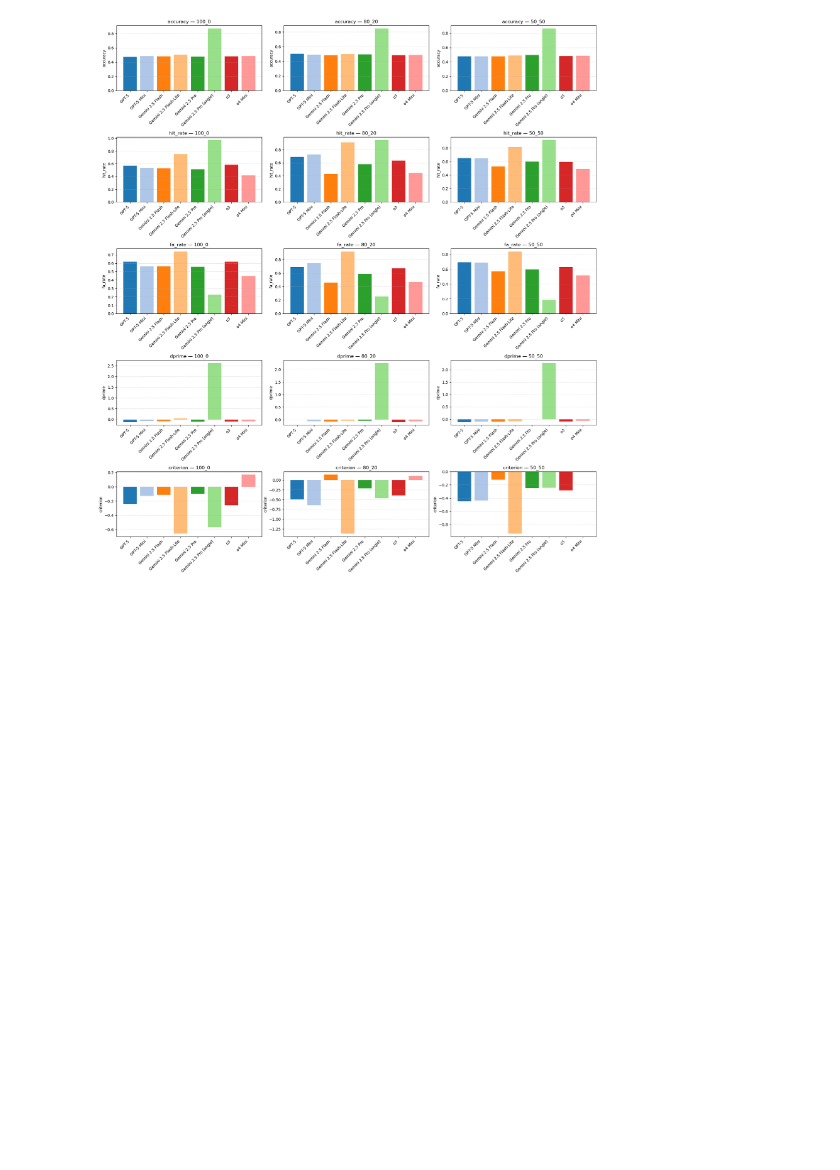
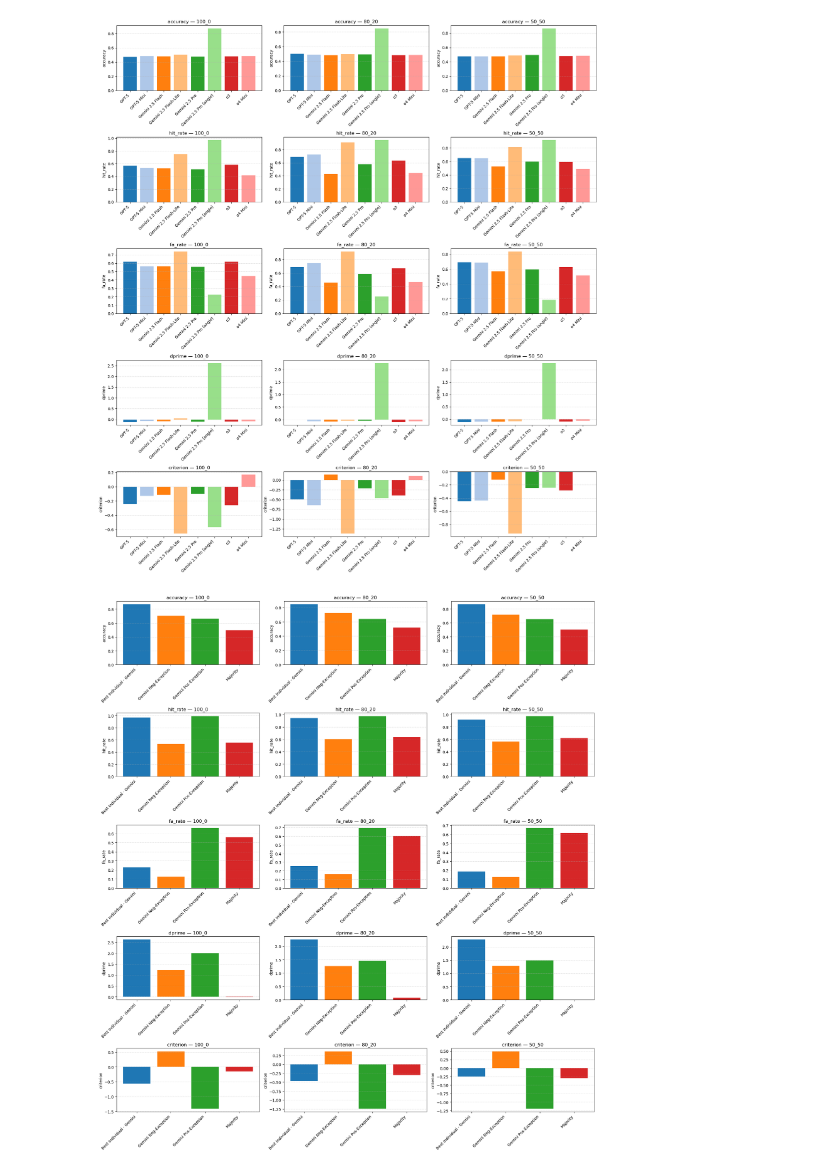
Before and after one commit to AdamRychtecky8/Flexible-Wisdom, a Jupyter notebook: notebooks/Model_exploration.ipynb, the cells around one changed output. Drawn from its saved outputs; the diff is of its cells as text; code cells hidden in the pictures; blank space fills up the shorter version.

```diff
--- a/notebooks/Model_exploration.ipynb
+++ b/notebooks/Model_exploration.ipynb
@@ -676,3 +738,74 @@ plt.tight_layout()
 plt.show()
 # %% [output]
 [figure]
+# %%
+#Aggregation Plots
+mag = model_agg.copy()
+
+
+agg_name_map = {
+    "majority": "Majority",
+    "maj_pos_exception": "Gemini Pos-Exception",
+    "maj_neg_exception": "Gemini Neg-Exception",
+    "best_individual": "Best Individual - Gemini",
+    "WLC": "WLC",
+}
+mag["agg_label"] = mag["aggregation"].map(agg_name_map).fillna(mag["aggregation"])
+
+# --------------------------
+# Metrics & fixed condition ordering
+# --------------------------
+metrics = ["accuracy", "hit_rate", "fa_rate", "dprime", "criterion"]
+conds = ["100_0", "80_20", "50_50"]
+
+# Fixed aggregation ordering
+aggs_sorted = sorted(mag["agg_label"].unique())
+
+# Consistent colors per aggregation
+colors = {a: plt.cm.tab10(i % 10) for i, a in enumerate(aggs_sorted)}
+
+# --------------------------
+# Create subplot grid
+# --------------------------
+fig, axes = plt.subplots(
+    len(metrics), len(conds),
+    figsize=(6 * len(conds), 4 * len(metrics)),
+    sharey=False
+)
+
+# Ensure axes is 2D
+if len(conds) == 1:
+    axes = np.array([axes]).reshape(len(metrics), 1)
+
+# --------------------------
+# Plotting loop
+# --------------------------
+for i, metric in enumerate(metrics):
+    for j, cond in enumerate(conds):
+        ax = axes[i, j]
+
+        # Filter this condition
+        sub = mag[mag["condition"] == cond].copy()
+
+        # Align to fixed aggregation ordering
+        sub = sub.set_index("agg_label").reindex(aggs_sorted).reset_index()
+
+        x = np.arange(len(sub))
+
+        ax.bar(
+            x,
+            sub[metric],
+            color=[colors[a] for a in sub["agg_label"]]
+        )
+
+        ax.set_xticks(x)
+        ax.set_xticklabels(sub["agg_label"], rotation=45, ha="right")
+
+        ax.set_title(f"{metric} — {cond}", fontsize=12)
+        ax.set_ylabel(metric)
+        ax.grid(axis="y", linestyle="--", alpha=0.4)
+
+plt.tight_layout()
+plt.show()
+# %% [output]
+[figure, added]
```
Also changed, not shown: parts of 4 cells of this notebook.
